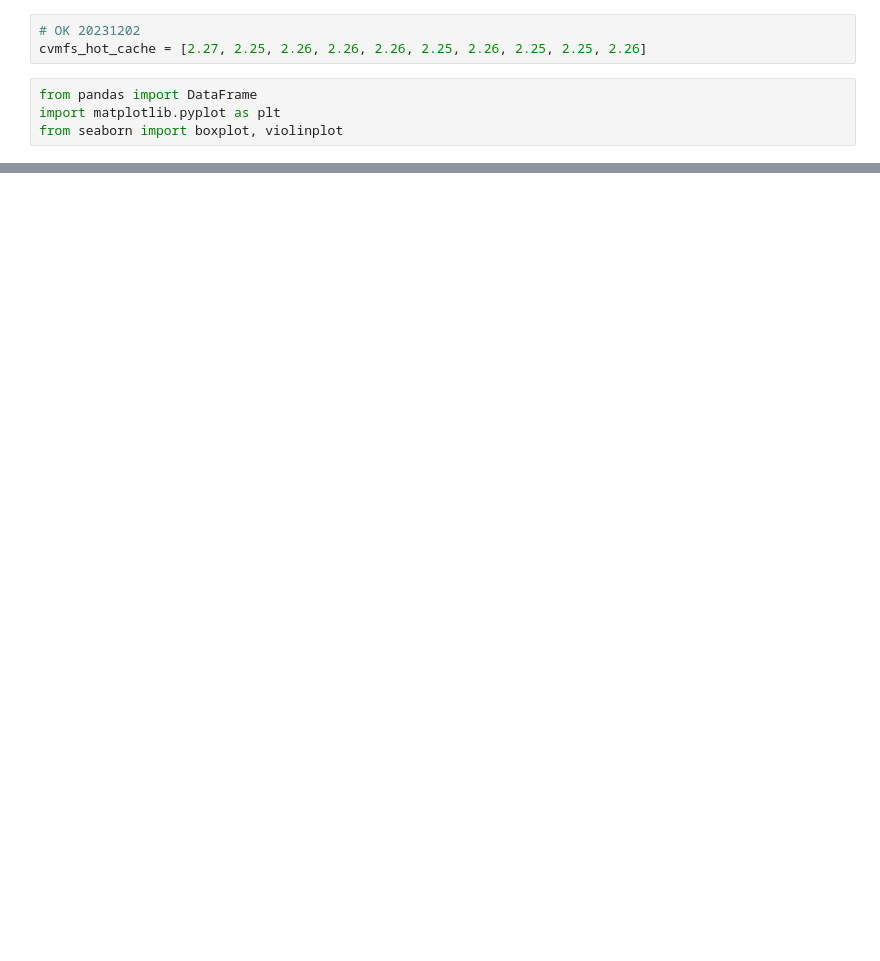
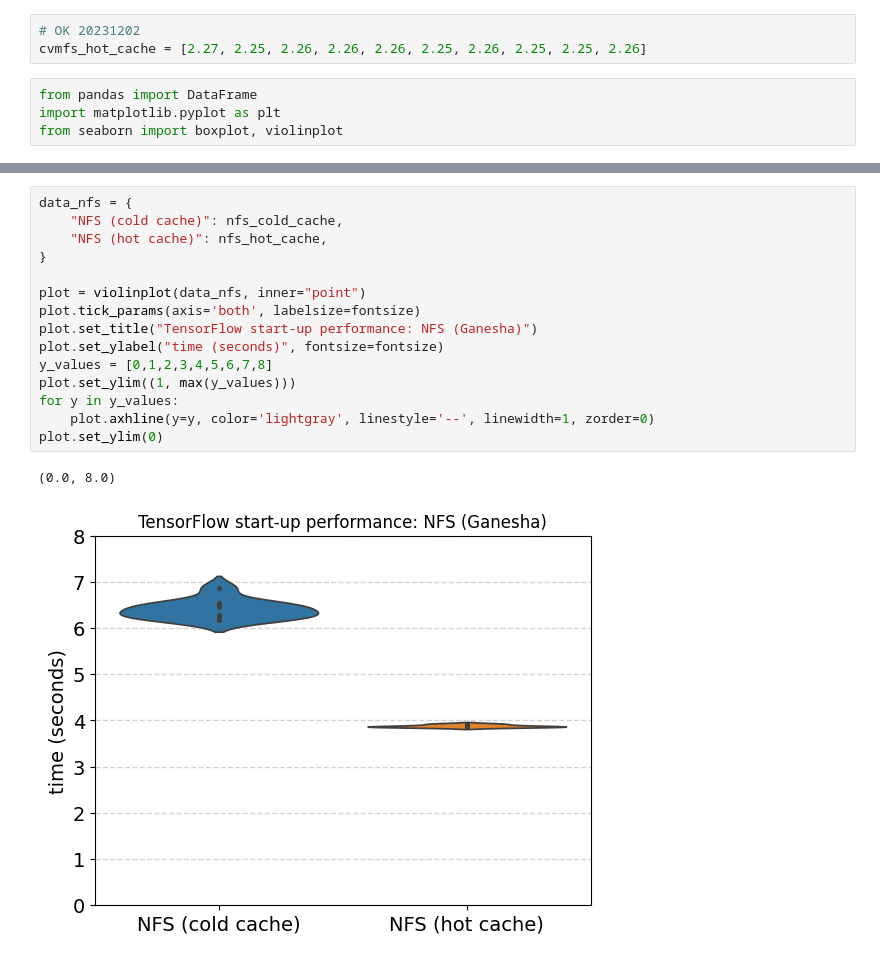
Before and after one commit to multixscale/cvmfs-tutorial-hpc-best-practices, a Jupyter notebook: cvmfs_perf_tensorflow_hpcugent.ipynb, the cells around one changed output, grey strips where cells are left out. Cells and saved outputs as stored; diff of their text form; blank space fills up the shorter version.

```diff
--- a/cvmfs_perf_tensorflow_hpcugent.ipynb
+++ b/cvmfs_perf_tensorflow_hpcugent.ipynb
@@ -133,3 +238,21 @@ print(plt.rcParams['font.size'])
+# %%
+data_nfs = {
+    "NFS (cold cache)": nfs_cold_cache,
+    "NFS (hot cache)": nfs_hot_cache,
+}
+
+plot = violinplot(data_nfs, inner="point")
+plot.tick_params(axis='both', labelsize=fontsize)
+plot.set_title("TensorFlow start-up performance: NFS (Ganesha)")
+plot.set_ylabel("time (seconds)", fontsize=fontsize)
+y_values = [0,1,2,3,4,5,6,7,8]
+plot.set_ylim((1, max(y_values)))
+for y in y_values:
+    plot.axhline(y=y, color='lightgray', linestyle='--', linewidth=1, zorder=0)
+plot.set_ylim(0)
+# %% [output]
+(0.0, 8.0)
+[figure, added]
 # %%
 data_cold_cache_lustre_cold = {
     "Lustre (ro)": lustre_vsc_tier1_hortense_readonly_dodrio_cold_cache,
```
Also changed, not shown: parts of 30 cells of this notebook, 7 other files.
